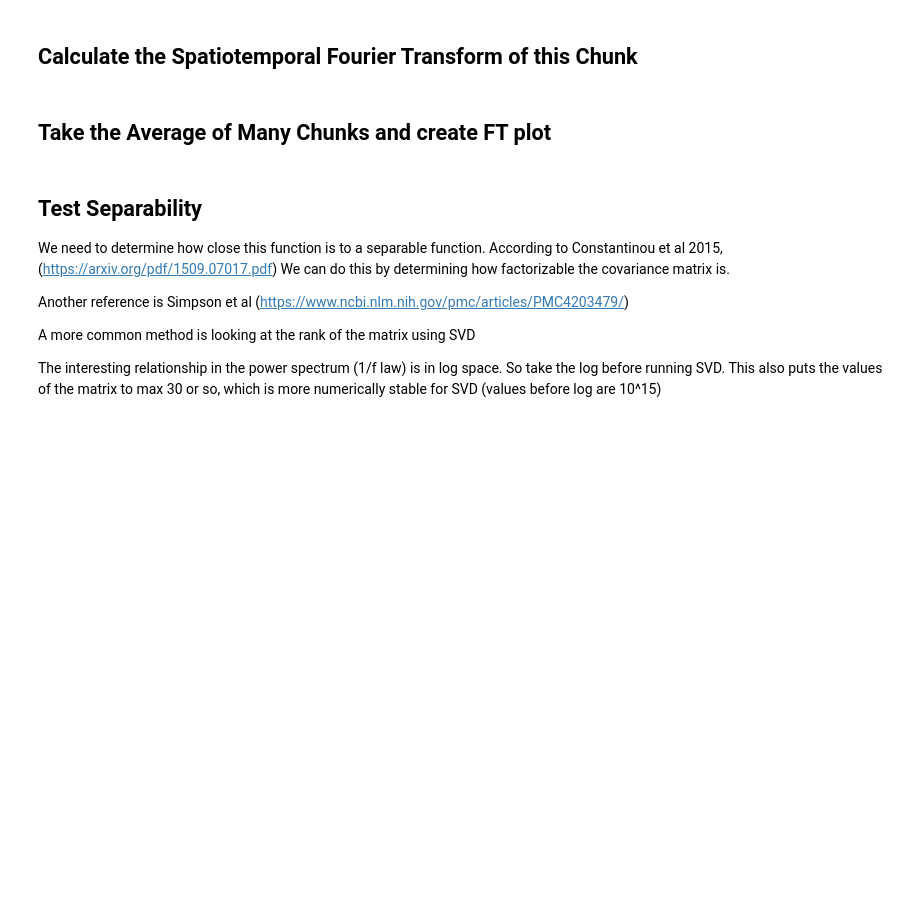
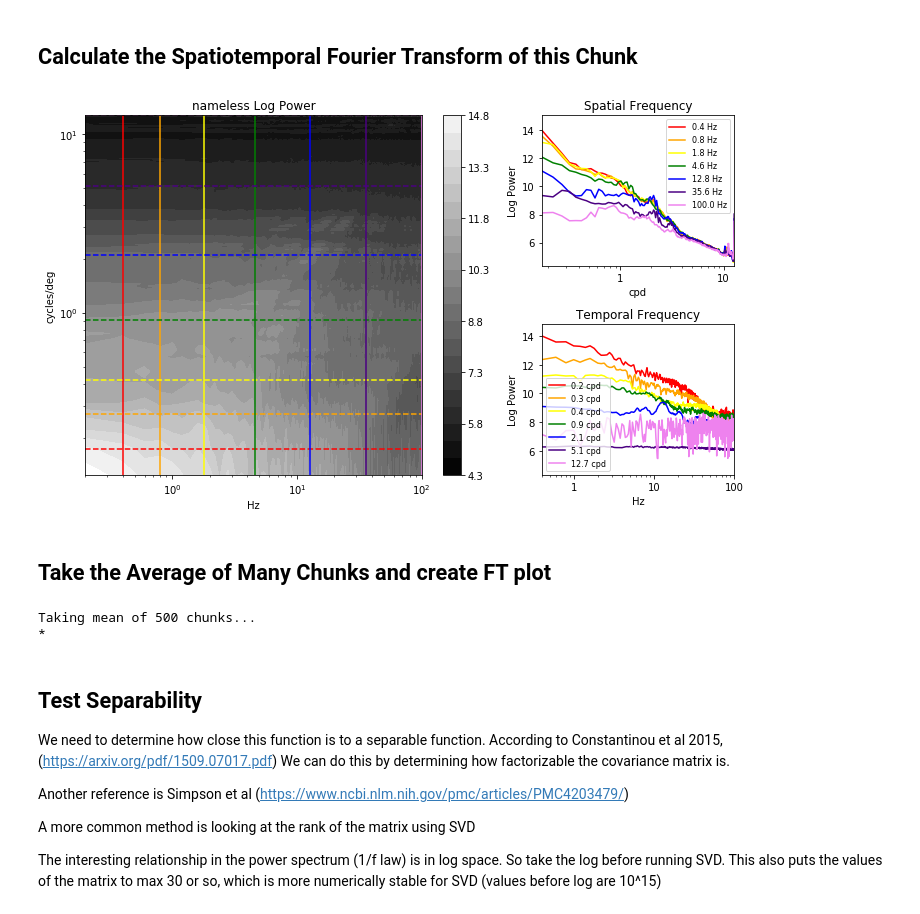
Before and after one commit to vdutell/st-bravo_analysis, a Jupyter notebook: 4. Chunk_Overlay_Fourier.ipynb, the cells around one changed output. Saved outputs shown, nothing was run; the diff lists cells and outputs as text; code cells hidden in the pictures; blank space fills up the shorter version.

```diff
--- a/4. Chunk_Overlay_Fourier.ipynb
+++ b/4. Chunk_Overlay_Fourier.ipynb
@@ -120,50 +213,41 @@ plt.show()
 # %% [markdown]
 ## Calculate the Spatiotemporal Fourier Transform of this Chunk
 # %%
-ps_3d, ps_2d, fqs_space, fqs_time = stf.st_ps(movie_chunk, ppd, fps, cosine_window=False, rm_dc=True)
+ps_3d, ps_2d, fqs_space, fqs_time = stf.st_ps(movie_chunk, ppd, fps, cosine_window=cosine_window, rm_dc=True)
 # %%
 imp.reload(stf)
-stf.da_plot_power(ps_2d.T, fqs_space, fqs_time, show_onef_line=False)
+stf.da_plot_power(ps_2d, fqs_space, fqs_time, show_onef_line=False)
+# %% [output]
+[figure, added]
 # %% [markdown]
 ## Take the Average of Many Chunks and create FT plot
 # %%
-chunk_fs = int(chunk_secs*fps)
-
 ps_3d_mean = np.zeros_like(ps_3d)
 ps_2d_mean = np.zeros_like(ps_2d)
 
 print(f'Taking mean of {num_chunks} chunks...')
 for i in range(num_chunks):
-    if(trace == 'none'):
-        trace_xy_corner = np.tile([np.random.randint(0,img_dims[0]-chunk_pix-1),
-                                   np.random.randint(0,img_dims[1]-chunk_pix-1)],
-                                  (chunk_fs,1)) #top left corner
-        trace_f_start = np.random.randint(0, len(timeline_pupil) - chunk_fs)
-        trace_f = np.arange(trace_f_start, trace_f_start+chunk_fs)
+    trace_f, trace_ximea_fnum, trace_xy_corner = generate_trace(trace_type, chunk_frames, chunk_pix, img_dims, timeline_ximea, timeline_pupil_eye0, timeline_pupil_eye1, fixations_pupil_eye0, fixations_pupil_eye1)
 
-        trace_ximea_fnum = timeline_ximea[trace_f]
-        trace_pupil_fnum = timeline_pupil[trace_f]
+    movie_chunk = np.zeros((len(trace_f), chunk_pix, chunk_pix, 3))
 
-        movie_chunk = np.zeros((len(trace_f), chunk_pix, chunk_pix, 3))
-        #print(movie_chunk.shape)
-        #print(trace_xy_corner[i,0], trace_xy_corner[i,1] )
+    for i, f in enumerate(trace_ximea_fnum):
+        frame = imageio.imread(os.path.join(analysis_folder,'pngs','cy',f'frame_{f}.png'))
+        movie_chunk[i] = frame[trace_xy_corner[i,0]:trace_xy_corner[i,0]+chunk_pix,
+                               trace_xy_corner[i,1]:trace_xy_corner[i,1]+chunk_pix]
 
-        for i, f in enumerate(trace_ximea_fnum):
-            frame = imageio.imread(os.path.join(analysis_folder,'pngs','cy',f'frame_{f}.png'))
-        #   frame = ana.ximea_get_frame(timeline_ximea[i], save_batchsize, example_camera, camera_dir, img_dims=(1544,2064), normalize=True)
-            #frame = frame/np.max(frame)
-            movie_chunk[i] = frame[trace_xy_corner[i,0]:trace_xy_corner[i,0]+chunk_pix,
-                                   trace_xy_corner[i,1]:trace_xy_corner[i,1]+chunk_pix]
-
-        ps_3d, ps_2d, fqs_space, fqs_space = stf.st_ps(movie_chunk, ppd, fps, cosine_window=False, rm_dc=True)
-        ps_3d_mean += ps_3d
-        ps_2d_mean += ps_2d
+    ps_3d, ps_2d, fqs_space, fqs_time = stf.st_ps(movie_chunk, ppd, fps, cosine_window=cosine_window, rm_dc=True)
+    ps_3d_mean += ps_3d
+    ps_2d_mean += ps_2d
     print('*',end='')
 
 ps_3d_mean = ps_3d_mean/num_chunks
 ps_2d_mean = ps_2d_mean/num_chunks
 
-np.save(f'./output/ps_3d_mean_{num_chunks}.npy', ps_3d_mean)
-np.save(f'./output/ps_2d_mean_{num_chunks}.npy', ps_2d_mean)
-np.save(f'./output/ps_fqs_space_{num_chunks}.npy', fqs_space)
-np.save(f'./output/ps_fqs_time_{num_chunks}.npy', fqs_time)
+np.save(f'./output/ps_3d_mean_{num_chunks}_{trace_type}.npy', ps_3d_mean)
+np.save(f'./output/ps_2d_mean_{num_chunks}_{trace_type}.npy', ps_2d_mean)
+np.save(f'./output/ps_fqs_space_{num_chunks}_{trace_type}.npy', fqs_space)
+np.save(f'./output/ps_fqs_time_{num_chunks}_{trace_type}.npy', fqs_time)
+# %% [output]
+Taking mean of 500 chunks...
+*
```
Also changed, not shown: parts of 21 cells of this notebook.
